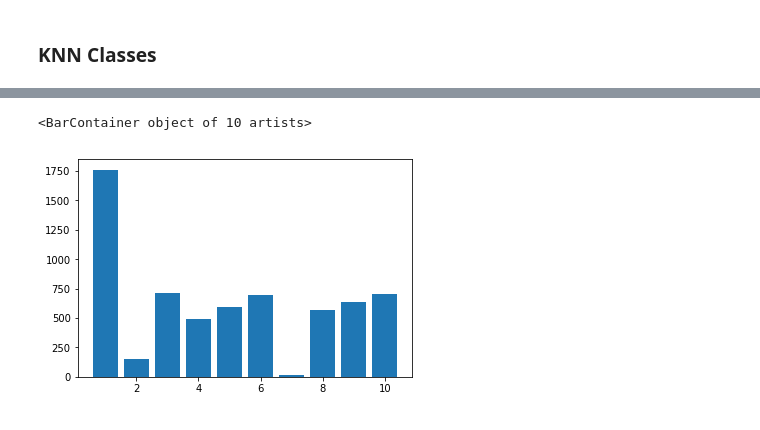
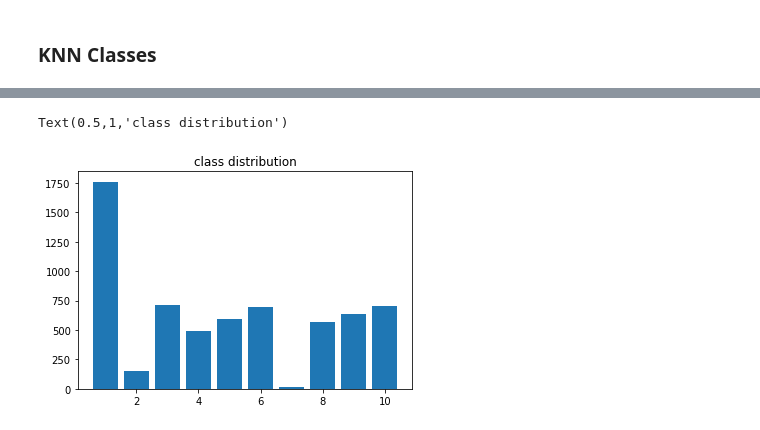
Before and after one commit to Copete/CS181_P3_dualspace, a Jupyter notebook: Junran/feature_selection.ipynb, the cells around one changed output, grey strips where cells are left out. Saved outputs shown, nothing was run; the diff lists cells and outputs as text; code cells hidden in the pictures.

```diff
--- a/Junran/feature_selection.ipynb
+++ b/Junran/feature_selection.ipynb
@@ -255,2 +266,0 @@ X_test_tmp = np.hstack([X_test_mfcc, X_test_mfcc_std])
-# %%
-KNN.fit(X_train_tmp, y_train_flattened)
@@ -278,8 +283,9 @@ plt.bar(wrong_label_counts.keys(), wrong_label_counts.values())
 # %%
-unique, counts = np.unique(y_train_flattened+1, return_counts=True)
+unique, counts = np.unique(y_train_flattened + 1, return_counts=True)
 label_counts = dict(zip(unique, counts))
 label_counts
 plt.bar(label_counts.keys(), label_counts.values())
+plt.title('class distribution')
 # %% [output]
-<BarContainer object of 10 artists>
+Text(0.5,1,'class distribution')
-[figure, old version]
+[figure, new version]
```
Also changed, not shown: parts of 15 cells of this notebook, 3 other files.
